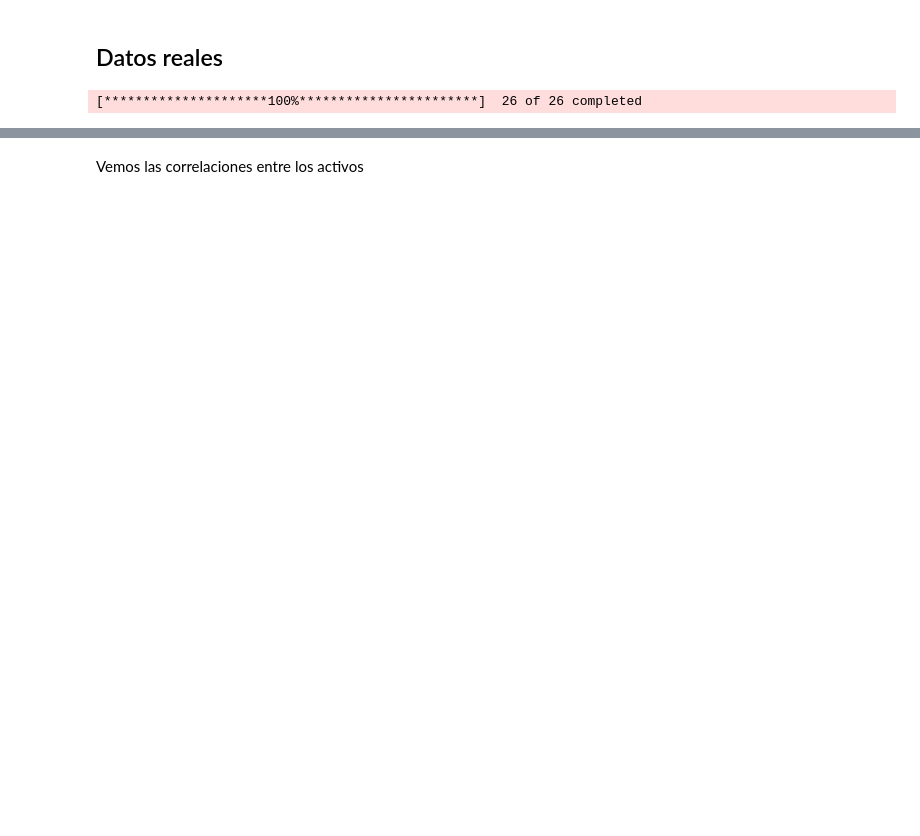
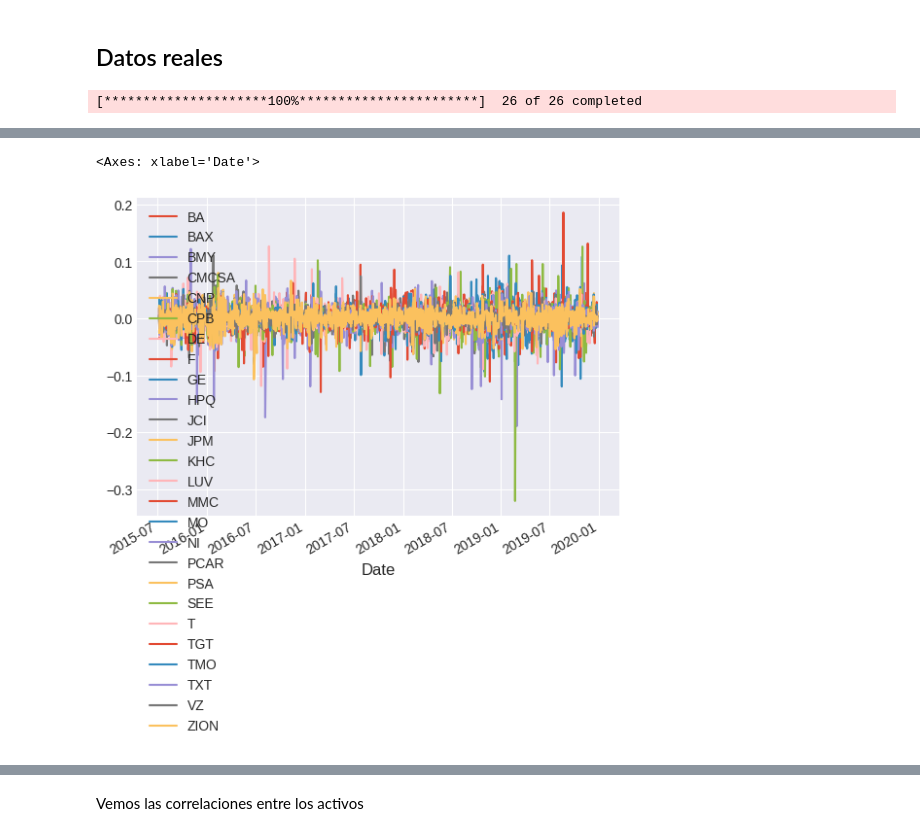
Before and after one commit to alfonso-santos/microcredencial-carteras-python, a Jupyter notebook: Tema_3_Markowitz/src/ejemplos-optimizacion-markowitz.ipynb, the cells around one changed output, grey strips where cells are left out. Drawn from its saved outputs; the diff is of its cells as text; code cells hidden in the pictures; blank space fills up the shorter version.

```diff
--- a/Tema_3_Markowitz/src/ejemplos-optimizacion-markowitz.ipynb
+++ b/Tema_3_Markowitz/src/ejemplos-optimizacion-markowitz.ipynb
@@ -300 +312,6 @@ returns.head(2)
 2 rows × 26 columns
+# %%
+returns.plot()
+# %% [output]
+<Axes: xlabel='Date'>
+[figure, added]
```
Also changed, not shown: parts of 37 cells of this notebook.
